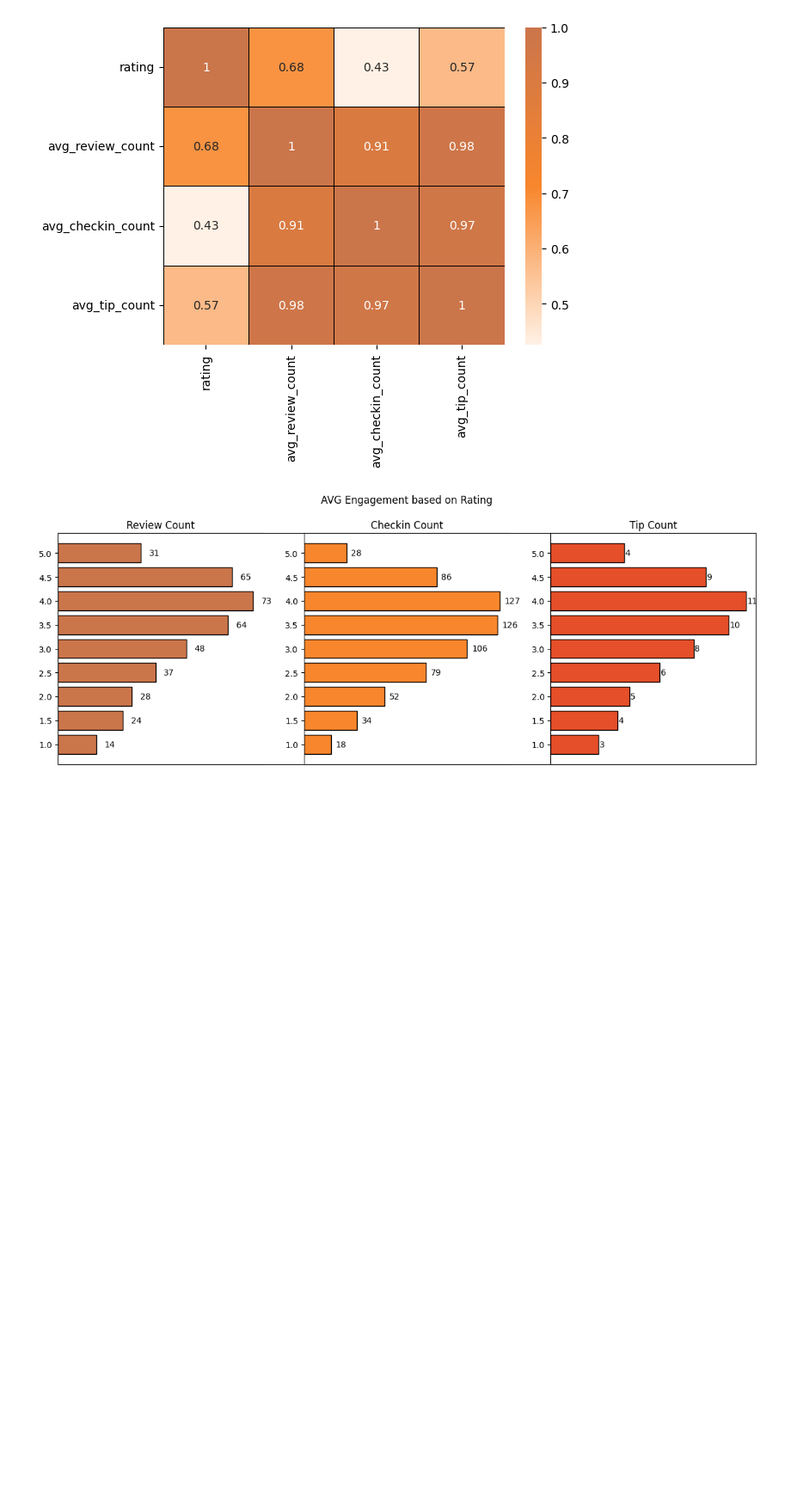
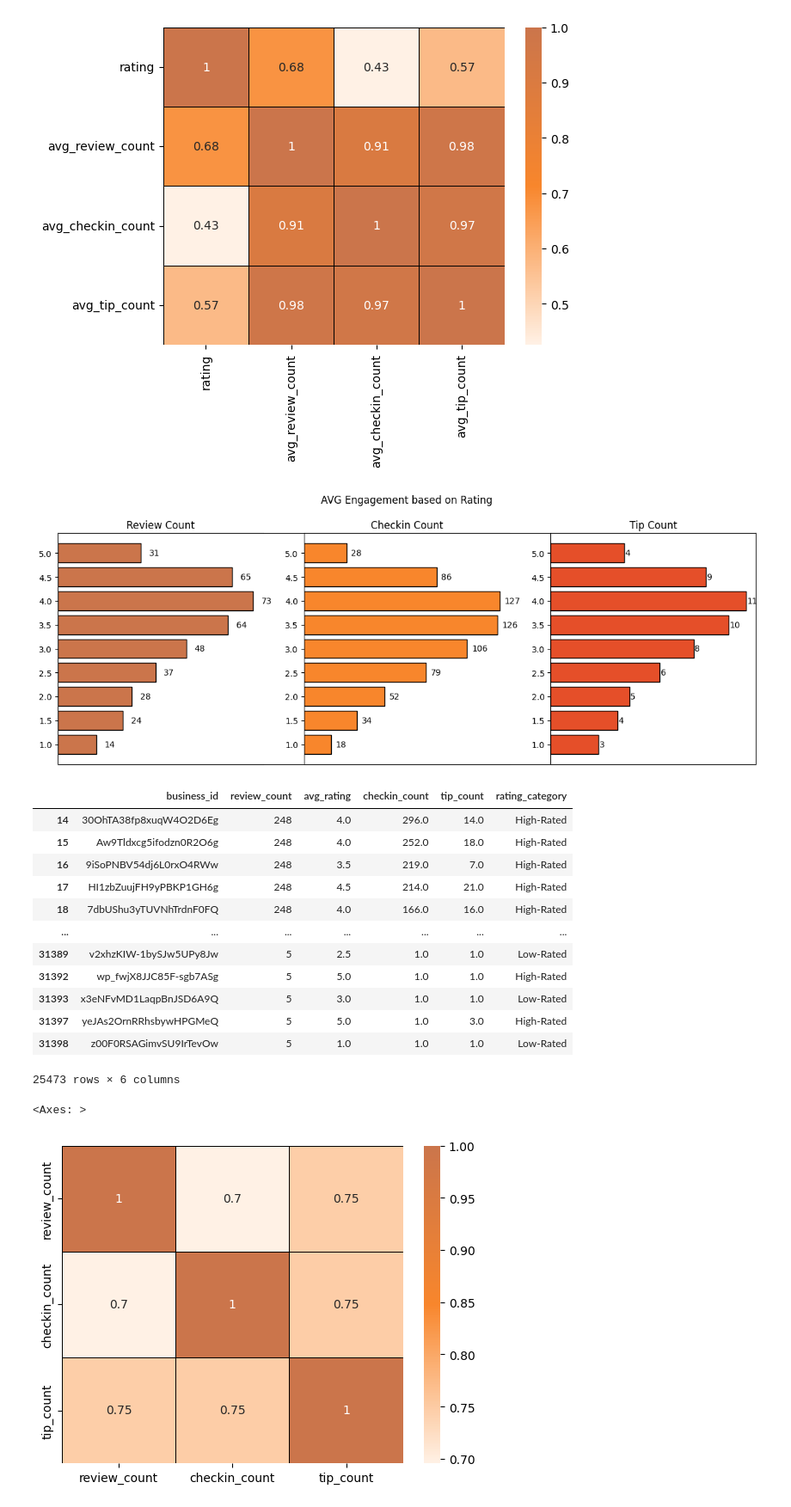
Before and after one commit to Engineer-purvesh18/Customer_Engagement, a Jupyter notebook: analysis.ipynb, the cells around one changed output. Shown at 86% size. Cells and saved outputs as stored; diff of their text form; code cells hidden in the pictures; blank space fills up the shorter version.

```diff
--- a/analysis.ipynb
+++ b/analysis.ipynb
@@ -274,3 +274,45 @@ plt.show()
 | 8 | 5.0 | 31.127979 | 27.545113 | 4.269082 |
 [figure]
 [figure]
+# %%
+# Is there a correlation between the number of reviews, tips, and check-ins for a business?
+engagement_df = pd.read_sql_query(f"""SELECT
+    b.business_id,
+    SUM(b.review_count) AS review_count,
+    AVG(b.stars) AS avg_rating,
+    SUM(LENGTH(cc.date) - LENGTH(REPLACE(cc.date, ',', '')) + 1) AS checkin_count,
+    SUM(tip.tip_count) as tip_count,
+    (CASE WHEN b.stars >= 3.5 THEN 'High-Rated' ELSE 'Low-Rated' END)  as rating_category
+FROM
+    business b
+LEFT JOIN
+    checkin cc ON b.business_id = cc.business_id
+LEFT JOIN
+    (select business_id, count(business_id) as tip_count from tip GROUP BY business_id ORDER BY tip_count) as tip on b.business_id = tip.business_id
+WHERE b.business_id IN {tuple(business_id['business_id'])}
+GROUP BY
+    b.business_id
+ORDER BY
+    review_count DESC,
+    checkin_count DESC;
+""",conn).dropna()
+
+engagement_df = remove_outliers(engagement_df,'checkin_count')
+display(engagement_df)
+sns.heatmap(engagement_df[['review_count','checkin_count','tip_count']].corr(), cmap = custom_cmap, annot = True, linewidths=0.5, linecolor = 'black')
+# %% [output]
+|  | business_id | review_count | avg_rating | checkin_count | tip_count | rating_category |
+| 14 | 30OhTA38fp8xuqW4O2D6Eg | 248 | 4.0 | 296.0 | 14.0 | High-Rated |
+| 15 | Aw9Tldxcg5ifodzn0R2O6g | 248 | 4.0 | 252.0 | 18.0 | High-Rated |
+| 16 | 9iSoPNBV54dj6L0rxO4RWw | 248 | 3.5 | 219.0 | 7.0 | High-Rated |
+| 17 | HI1zbZuujFH9yPBKP1GH6g | 248 | 4.5 | 214.0 | 21.0 | High-Rated |
+| 18 | 7dbUShu3yTUVNhTrdnF0FQ | 248 | 4.0 | 166.0 | 16.0 | High-Rated |
+| ... | ... | ... | ... | ... | ... | ... |
+| 31389 | v2xhzKIW-1bySJw5UPy8Jw | 5 | 2.5 | 1.0 | 1.0 | Low-Rated |
+| 31392 | wp_fwjX8JJC85F-sgb7ASg | 5 | 5.0 | 1.0 | 1.0 | High-Rated |
+| 31393 | x3eNFvMD1LaqpBnJSD6A9Q | 5 | 3.0 | 1.0 | 1.0 | Low-Rated |
+| 31397 | yeJAs2OrnRRhsbywHPGMeQ | 5 | 5.0 | 1.0 | 3.0 | High-Rated |
+| 31398 | z00F0RSAGimvSU9IrTevOw | 5 | 1.0 | 1.0 | 1.0 | Low-Rated |
+25473 rows × 6 columns
+<Axes: >
+[figure, added]
```
Also changed, not shown: parts of 3 cells of this notebook.
